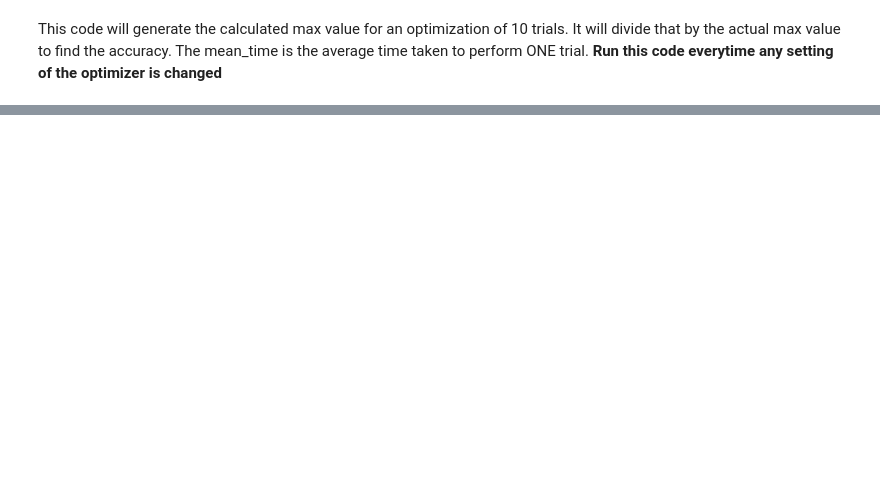
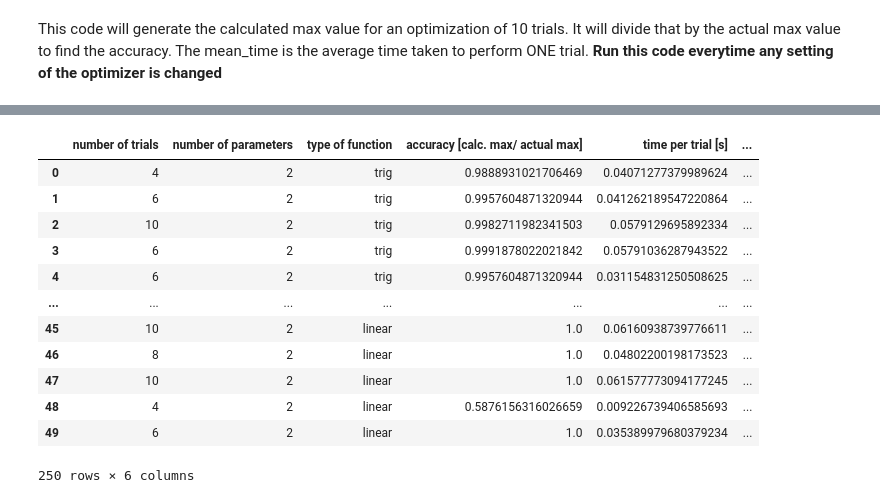
Before and after one commit to Optimistic-Optimizers/Black-Box-Optimization, a Jupyter notebook: Bayes_Opt.ipynb, the cells around one changed output, grey strips where cells are left out. Saved outputs shown, nothing was run; the diff lists cells and outputs as text; code cells hidden in the pictures; blank space fills up the shorter version.

```diff
--- a/Bayes_Opt.ipynb
+++ b/Bayes_Opt.ipynb
@@ -194 +191,19 @@ df2
+# %%
+df_data_main = df_data_main.append(df_Bayes)
+# %%
+df_data_main
+# %% [output]
+|  | number of trials | number of parameters | type of function | accuracy [calc. max/ actual max] | time per trial [s] | ... |
+| 0 | 4 | 2 | trig | 0.9888931021706469 | 0.04071277379989624 | ... |
+| 1 | 6 | 2 | trig | 0.9957604871320944 | 0.041262189547220864 | ... |
+| 2 | 10 | 2 | trig | 0.9982711982341503 | 0.0579129695892334 | ... |
+| 3 | 6 | 2 | trig | 0.9991878022021842 | 0.05791036287943522 | ... |
+| 4 | 6 | 2 | trig | 0.9957604871320944 | 0.031154831250508625 | ... |
+| ... | ... | ... | ... | ... | ... | ... |
+| 45 | 10 | 2 | linear | 1.0 | 0.06160938739776611 | ... |
+| 46 | 8 | 2 | linear | 1.0 | 0.04802200198173523 | ... |
+| 47 | 10 | 2 | linear | 1.0 | 0.061577773094177245 | ... |
+| 48 | 4 | 2 | linear | 0.5876156316026659 | 0.009226739406585693 | ... |
+| 49 | 6 | 2 | linear | 1.0 | 0.035389979680379234 | ... |
+250 rows × 6 columns
 # %%
```
Also changed, not shown: parts of 8 cells of this notebook.
